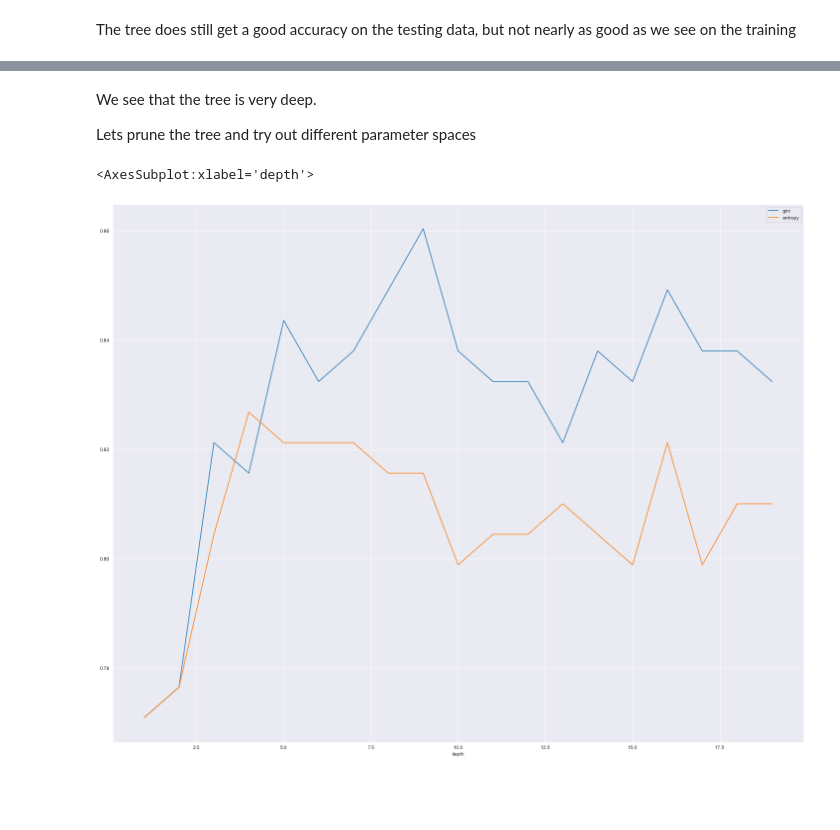
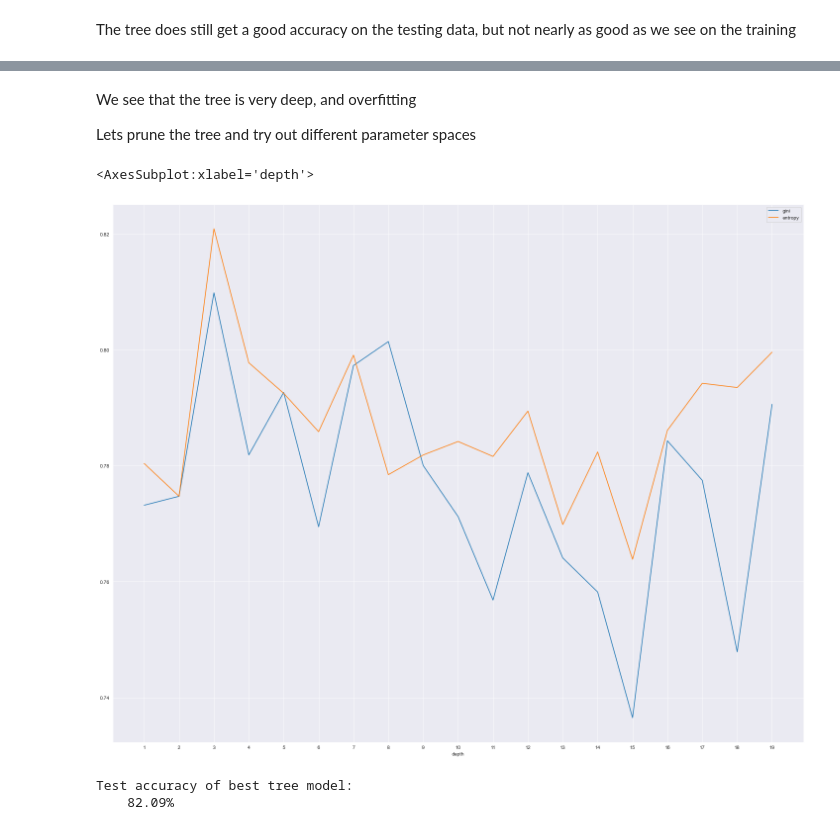
Before and after one commit to LiudasVasaris/Kaggle-competitions, a Jupyter notebook: introductional_competitions/titanic/titanic.ipynb, the cells around one changed output, grey strips where cells are left out. Saved outputs shown, nothing was run; the diff lists cells and outputs as text; code cells hidden in the pictures; blank space fills up the shorter version.

Commit message:
Decision trees and random forests

```diff
--- a/introductional_competitions/titanic/titanic.ipynb
+++ b/introductional_competitions/titanic/titanic.ipynb
@@ -534,9 +505,10 @@ _ = tree.plot_tree(descision_tree,
 # %% [markdown]
-We see that the tree is very deep.
+We see that the tree is very deep, and overfitting
 
 Lets prune the tree and try out different parameter spaces
 # %%
-depths = np.arange(1,descision_tree.get_depth())
+depths = np.arange(1, descision_tree.get_depth())
+kf = model_selection.KFold(n_splits=5,shuffle=True)
 # %%
 gini = []
 entrop = []
@@ -561,5 +554,12 @@ accuracy_df.columns = ['depth','gini','entropy']
 # %%
-accuracy_df.plot(x='depth',figsize=(25,20),)
+accuracy_df.plot(x='depth', figsize=(25, 20), xticks=depths)
 # %% [output]
 <AxesSubplot:xlabel='depth'>
-[figure, old version]
+[figure, new version]
+# %%
+print(f"""Test accuracy of best tree model:
+    {round(accuracy_df.drop('depth', axis=1).max().max()*100,2)}%
+""")
+# %% [output]
+Test accuracy of best tree model:
+    82.09%
```
Also changed, not shown: parts of 14 cells of this notebook.
